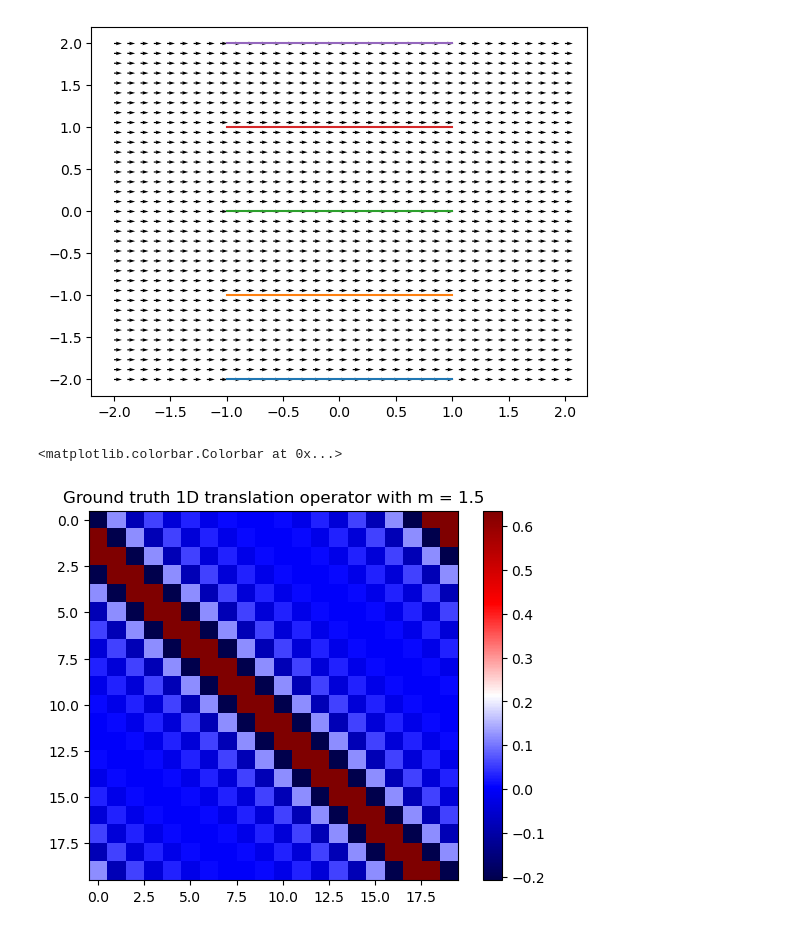
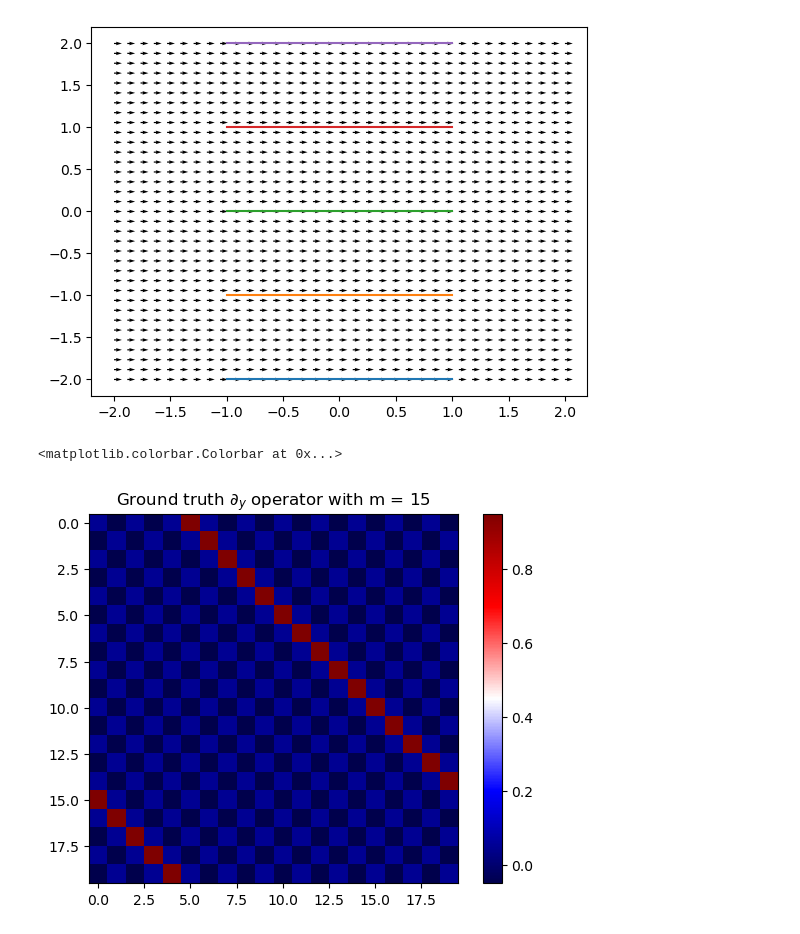
Before and after one commit to alizma/symmetry_learning, a Jupyter notebook: translation_ode_discover.ipynb, the cells around one changed output. Drawn from its saved outputs; the diff is of its cells as text; code cells hidden in the pictures.

```diff
--- a/translation_ode_discover.ipynb
+++ b/translation_ode_discover.ipynb
@@ -54,10 +58,10 @@ coscorr = lambda x,y: np.trace(x.T@y)/np.norm(x)/np.norm(y)
 # %%
 d = 20
-m = 1.5
+m = 15
 z = np.arange(d)[:,np.newaxis]-np.arange(d)
 plt.imshow(Q(d,z-m), cmap = 'seismic') # vmin=-1, vmax=1
-plt.title(f"Ground truth 1D translation operator with m = {m}")
+plt.title(fr"Ground truth $\partial_y$ operator with m = {m}")
 plt.colorbar()
 # %% [output]
 <matplotlib.colorbar.Colorbar at 0x...>
-[figure, old version]
+[figure, new version]
```
Also changed, not shown: parts of 15 cells of this notebook, 2 other files.
